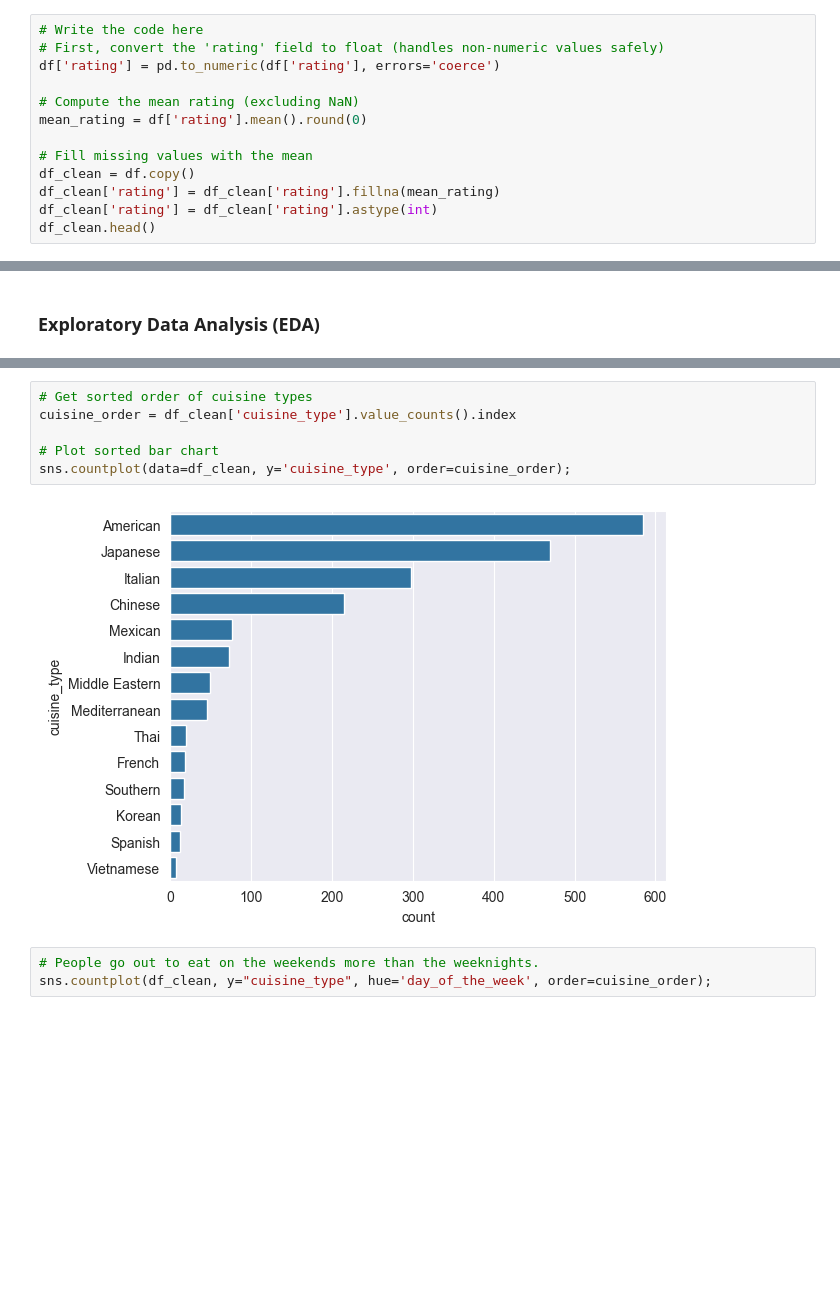
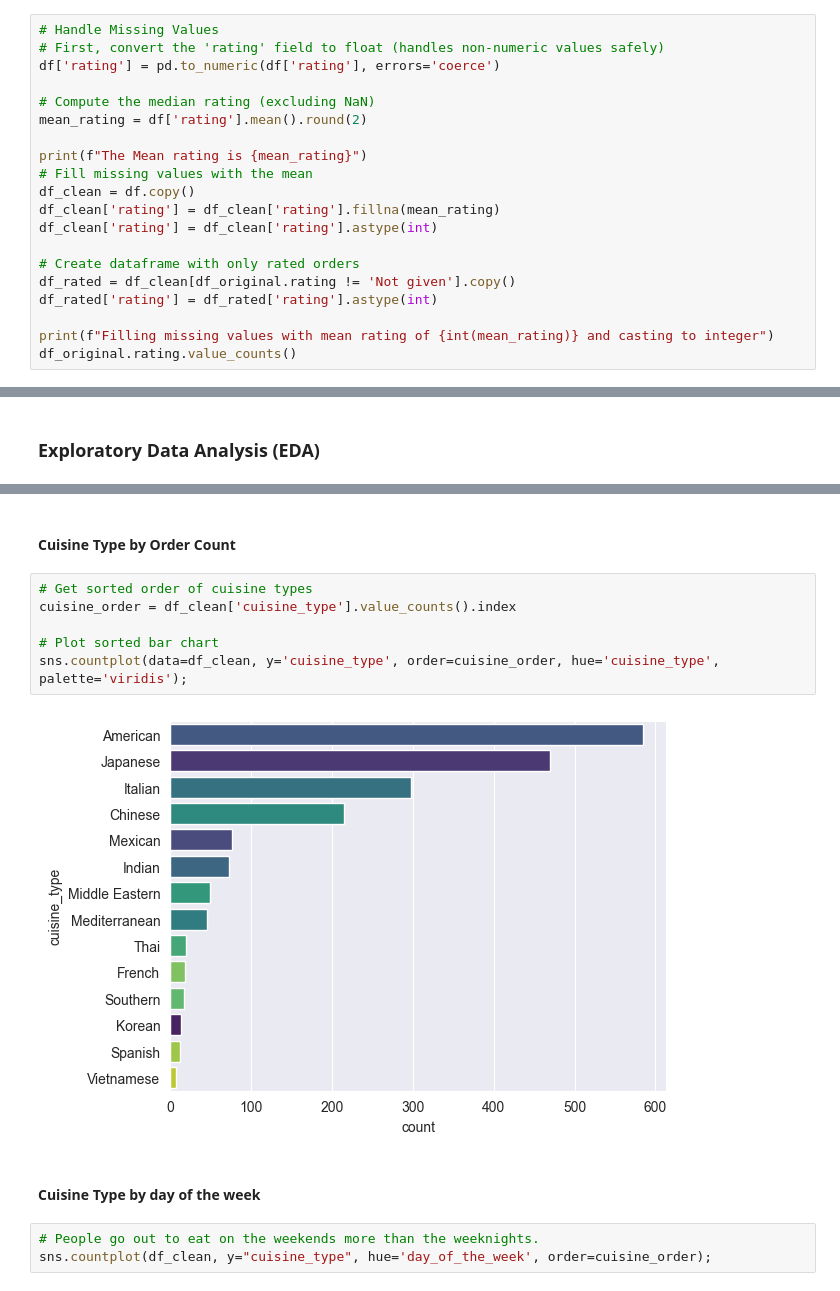
Before and after one commit to DanielLevenstein/FoodHub_UT_ML_Project1, a Jupyter notebook: FoodHubDataAnalysis.ipynb, the cells around one changed output, grey strips where cells are left out. Cells and saved outputs as stored; diff of their text form; blank space fills up the shorter version.

Commit message:
Proof Read version of FoodHubDataAnalysis.ipynb report.

```diff
--- a/FoodHubDataAnalysis.ipynb
+++ b/FoodHubDataAnalysis.ipynb
@@ -121,16 +121,23 @@ The dataset contains **5 numerical fields** and **4 categorical fields**.
 # %% [markdown]
 ### **Question 3:** Are there any missing values in the data? If yes, treat them using an appropriate method. [1 mark]
 # %%
-# Write the code here
+# Handle Missing Values
 # First, convert the 'rating' field to float (handles non-numeric values safely)
 df['rating'] = pd.to_numeric(df['rating'], errors='coerce')
 
-# Compute the mean rating (excluding NaN)
-mean_rating = df['rating'].mean().round(0)
+# Compute the median rating (excluding NaN)
+mean_rating = df['rating'].mean().round(2)
 
+print(f"The Mean rating is {mean_rating}")
 # Fill missing values with the mean
 df_clean = df.copy()
 df_clean['rating'] = df_clean['rating'].fillna(mean_rating)
 df_clean['rating'] = df_clean['rating'].astype(int)
-df_clean.head()
+
+# Create dataframe with only rated orders
+df_rated = df_clean[df_original.rating != 'Not given'].copy()
+df_rated['rating'] = df_rated['rating'].astype(int)
+
+print(f"Filling missing values with mean rating of {int(mean_rating)} and casting to integer")
+df_original.rating.value_counts()
 # %% [output]
@@ -227,11 +271,15 @@ delivery_time : 19
+# %% [markdown]
+#### Cuisine Type by Order Count
 # %%
 # Get sorted order of cuisine types
 cuisine_order = df_clean['cuisine_type'].value_counts().index
 
 # Plot sorted bar chart
-sns.countplot(data=df_clean, y='cuisine_type', order=cuisine_order);
+sns.countplot(data=df_clean, y='cuisine_type', order=cuisine_order, hue='cuisine_type', palette='viridis');
 # %% [output]
-[figure, old version]
+[figure, new version]
+# %% [markdown]
+#### Cuisine Type by day of the week
 # %%
 # People go out to eat on the weekends more than the weeknights.
 sns.countplot(df_clean, y="cuisine_type", hue='day_of_the_week', order=cuisine_order);
```
Also changed, not shown: parts of 66 cells of this notebook, 1 other file.
